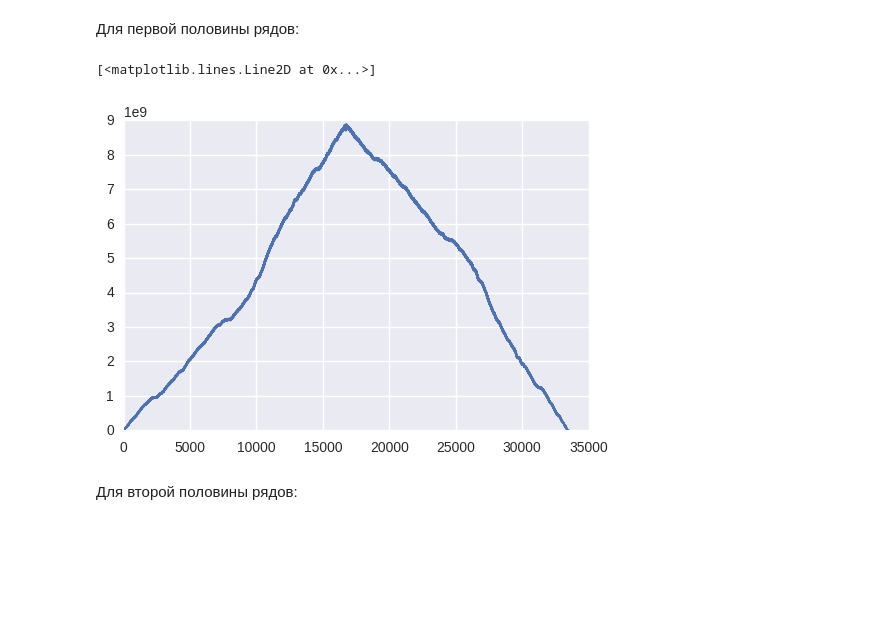
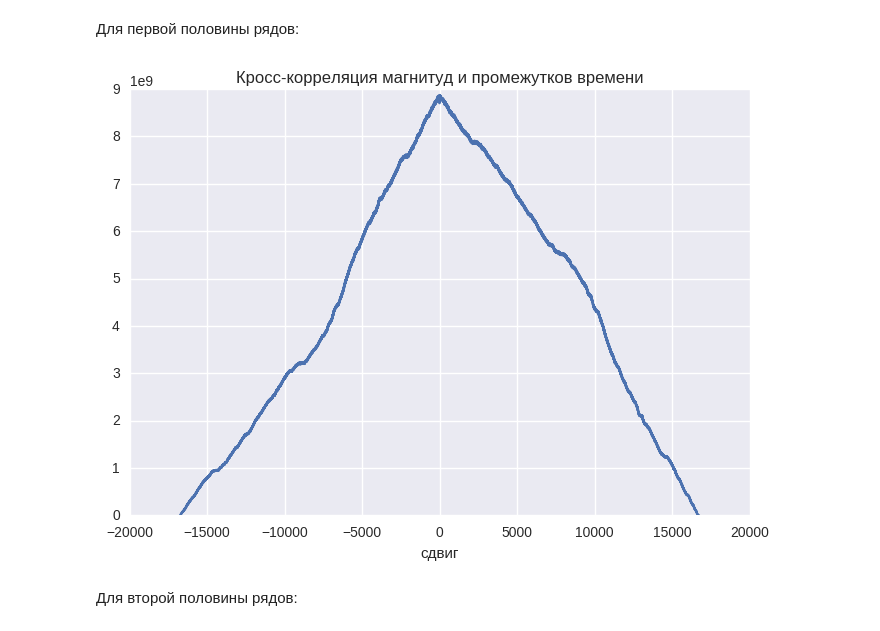
Before and after one commit to HoodPanther/earthquakes-1, a Jupyter notebook: Depth-Magnitude correlation function.ipynb, the cells around one changed output. Saved outputs shown, nothing was run; the diff lists cells and outputs as text; code cells hidden in the pictures; blank space fills up the shorter version.

```diff
--- a/Depth-Magnitude correlation function.ipynb
+++ b/Depth-Magnitude correlation function.ipynb
@@ -56,10 +58,8 @@ df2 = df[len(df)/2:]
 # %% [markdown]
 Для первой половины рядов:
-# %%
-correlation_function = np.correlate(df1['Magnitude'],df1['delta'], "full")
-plot(correlation_function)
-# %% [output]
-[<matplotlib.lines.Line2D at 0x...>]
-[figure, removed]
+# %%
+plot_cross_corr(df1)
+# %% [output]
+[figure, added]
 # %% [markdown]
 Для второй половины рядов:
```
Also changed, not shown: parts of 10 cells of this notebook, 2 other files.
